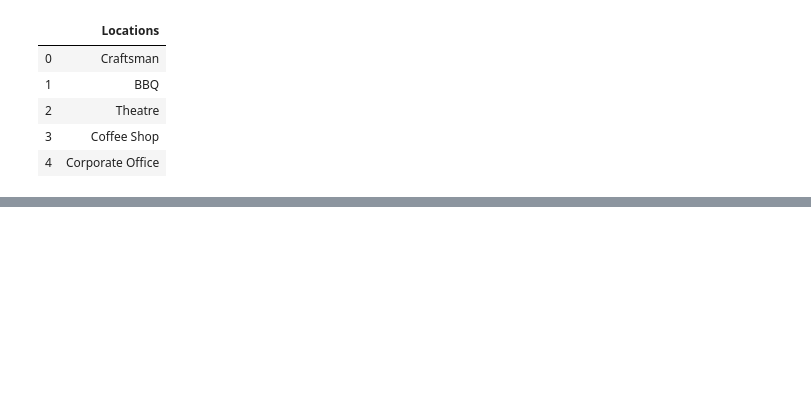
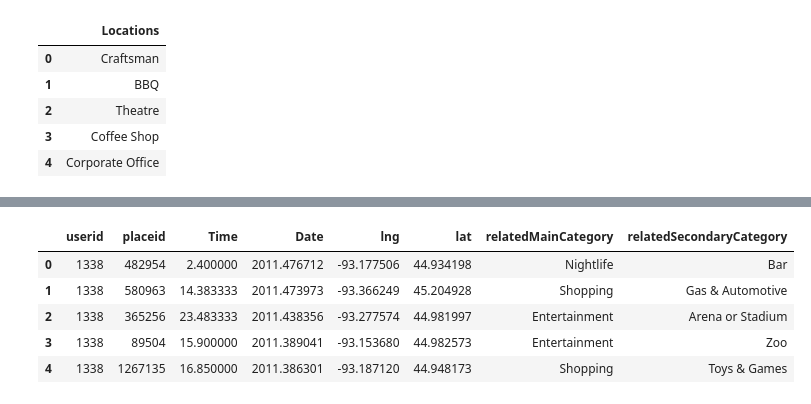
Before and after one commit to has-c/UserMobilityMining, a Jupyter notebook: Gowalla Preprocessing.ipynb, the cells around one changed output, grey strips where cells are left out. Drawn from its saved outputs; the diff is of its cells as text; code cells hidden in the pictures; blank space fills up the shorter version.

```diff
--- a/Gowalla Preprocessing.ipynb
+++ b/Gowalla Preprocessing.ipynb
@@ -213,0 +284,8 @@ dateTime = checkins['datetime']
+# %%
+#import checkin data and location feature data
+checkinDf = pd.read_csv("Data/checkinData.csv", index_col=0)
+
+#drop columns
+checkinDf = checkinDf.drop("datetime", axis=1)
+
+checkinDf.head()
@@ -213,0 +299,8 @@ dateTime = checkins['datetime']
+# %%
+locationFeatureDf = pd.read_csv("Data/LocationFeatureData.csv", index_col=0)
+
+#drop columns
+locationFeatureDf = locationFeatureDf.drop("created_at", axis=1)
+locationFeatureDf = locationFeatureDf.drop("relatedThirdCategory", axis=1)
+
+locationFeatureDf.head()
@@ -213,0 +314,11 @@ dateTime = checkins['datetime']
+# %%
+#join locationFeatureDf and checkinDf at the place_id column
+featureDf = checkinDf.join(locationFeatureDf.set_index('id'), on='placeid')
+featureDf.head()
+# %% [output]
+|  | userid | placeid | Time | Date | lng | lat | relatedMainCategory | relatedSecondaryCategory |
+| 0 | 1338 | 482954 | 2.400000 | 2011.476712 | -93.177506 | 44.934198 | Nightlife | Bar |
+| 1 | 1338 | 580963 | 14.383333 | 2011.473973 | -93.366249 | 45.204928 | Shopping | Gas & Automotive |
+| 2 | 1338 | 365256 | 23.483333 | 2011.438356 | -93.277574 | 44.981997 | Entertainment | Arena or Stadium |
+| 3 | 1338 | 89504 | 15.900000 | 2011.389041 | -93.153680 | 44.982573 | Entertainment | Zoo |
+| 4 | 1338 | 1267135 | 16.850000 | 2011.386301 | -93.187120 | 44.948173 | Shopping | Toys & Games |
```
Also changed, not shown: parts of 20 cells of this notebook, 1 other file.
